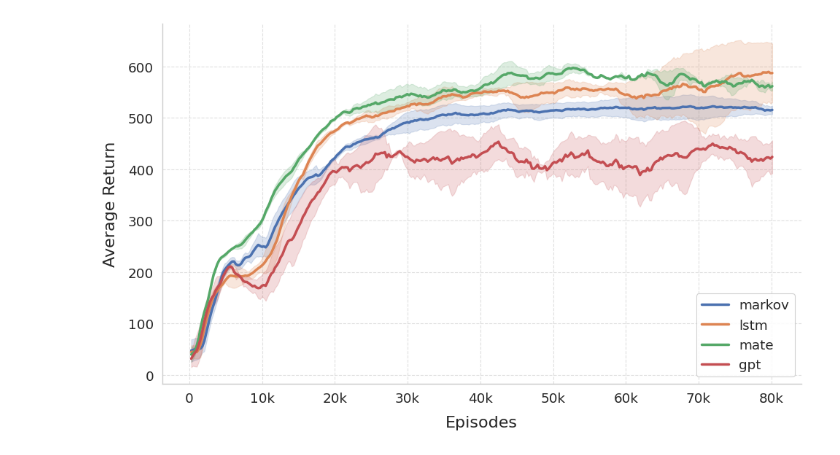
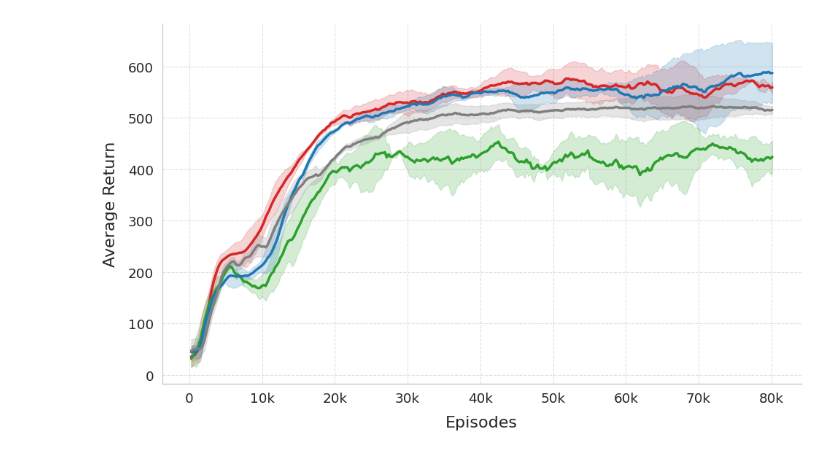
Before and after one commit to himchan00/Memory-RL, a Jupyter notebook: return_graph_vis.ipynb, the cells around one changed output. Cells and saved outputs as stored; diff of their text form; code cells hidden in the pictures.

Commit message:
Finalize return graph vis notebook

```diff
--- a/return_graph_vis.ipynb
+++ b/return_graph_vis.ipynb
@@ -6,40 +6,36 @@ import seaborn as sns
 import os
 
 # -----------------------------------------------------------
-# 1. 가상의 데이터 생성 (사용자 환경에서는 이 부분은 건너뛰고 본인의 CSV를 사용하세요)
+# 1. 가상의 데이터 생성 (이름을 요청하신 4가지로 변경했습니다)
 # -----------------------------------------------------------
 def create_dummy_data():
-    methods = ['Proposed Method', 'Baseline A', 'Baseline B', 'Ablation']
+    # 요청하신 순서대로 리스트 생성
+    methods = ["MATE", "GPT-2", "LSTM", "Markov"]
     seeds = [1, 2, 3]
-    steps = np.arange(0, 100000, 1000) # 0부터 10만 스텝까지
+    steps = np.arange(0, 100000, 1000)
 
     os.makedirs('rl_results', exist_ok=True)
 
-    for method in methods:
+    for i, method in enumerate(methods):
         for seed in seeds:
-            # 가상의 학습 곡선 생성 (로그 함수 + 노이즈)
-            base_performance = np.log(steps + 100) * (methods.index(method) * -2 + 15)
+            # MATE가 가장 성능이 좋게 나오도록 가상 데이터 설정 (예시)
+            perf_factor = 15 - (i * 2)
+            base_performance = np.log(steps + 100) * perf_factor
             noise = np.random.normal(0, 5, size=len(steps))
             returns = base_performance + noise
 
-            # DataFrame 생성
             df = pd.DataFrame({'Step': steps, 'Return': returns})
-
-            # 파일 저장 (예: rl_results/Proposed Method_seed1.csv)
             filename = f"rl_results/{method}_seed{seed}.csv"
             df.to_csv(filename, index=False)
 
+# 테스트를 위해 주석 해제하여 데이터 생성 (본인의 데이터가 있다면 주석 처리)
 # create_dummy_data()
 # print("가상 데이터 생성 완료.")
 
 # -----------------------------------------------------------
-# 2. 데이터 로드 및 전처리 (Smoothing 포함)
+# 2. 데이터 로드 및 전처리
 # -----------------------------------------------------------
 def smooth(scalars, weight=0.9):
-    """
-    Tensorboard 스타일의 스무딩 함수
-    weight: 0~1 사이 값. 1에 가까울수록 더 부드러워짐
-    """
     last = scalars[0]
     smoothed = list()
     for point in scalars:
@@ -50,83 +46,78 @@ def smooth(scalars, weight=0.9):
 
 def load_data(data_dir):
     all_data = []
-
-    # 디렉토리 내의 모든 csv 파일을 읽음
+    method_name_to_Method = {"mate": "MATE", "gpt": "GPT-2", "lstm": "LSTM", "markov": "Markov"}
     for filename in os.listdir(data_dir):
         if filename.endswith(".csv"):
             filepath = os.path.join(data_dir, filename)
-
-            # CSV 읽기 (첫 행 step, 두 번째 행 return 가정)
-            # 만약 헤더가 없다면 names=['step', 'return'] 옵션 사용
             df = pd.read_csv(filepath)
 
-            # 파일 이름에서 알고리즘 이름과 시드 추출 (파일명 규칙에 따라 수정 필요)
-            # 예: "MethodName_seed1.csv" -> method: "MethodName", seed: "1"
+            # 파일명 파싱 (규칙: MethodName_seedX.csv)
             parts = filename.replace('.csv', '').split('_seed')
             method_name = parts[0]
             seed = parts[1]
 
-            # 스무딩 적용 (선택 사항)
             df['Return_smooth'] = smooth(df['Return'].values, weight=0.9)
-
-            df['Method'] = method_name
+            df['Method'] = method_name_to_Method.get(method_name, method_name)
             df['Seed'] = seed
-
             all_data.append(df)
 
     return pd.concat(all_data, ignore_index=True)
 
 # -----------------------------------------------------------
-# 3. 논문용 Plotting
+# 3. 논문용 Plotting (수정된 부분)
 # -----------------------------------------------------------
 def plot_results(df):
-    # 논문 스타일 설정 (seaborn-whitegrid가 깔끔함)
     sns.set_theme(style="whitegrid", context="paper", font_scale=1.5)
-
-    # 그래프 크기 설정
     plt.figure(figsize=(10, 6))
 
-    # Seaborn Lineplot
-    # errorbar='sd' : 표준편차(Standard Deviation)를 그림자 영역으로 표시
-    # errorbar=('ci', 95) : 95% 신뢰구간을 표시하려면 이 옵션 사용
+    # 1. 원하는 순서 지정
+    target_order = ["MATE", "GPT-2", "LSTM", "Markov"]
+
+    # 2. 원하는 색상 지정 (논문에 어울리는 세련된 헥사 코드 사용)
+    # Red: #d62728 (Muted Red)
+    # Green: #2ca02c (Muted Green)
+    # Blue: #1f77b4 (Muted Blue)
+    # Grey: #7f7f7f (Muted Grey)
+    custom_palette = {
+        "MATE": "#d62728",   # Red
+        "GPT-2": "#2ca02c",  # Green
+        "LSTM": "#1f77b4",   # Blue
+        "Markov": "#7f7f7f"  # Grey
+    }
+
     ax = sns.lineplot(
         data=df,
         x='Step',
-        y='Return_smooth', # 스무딩된 데이터 사용 (원본을 원하면 'Return')
-        hue='Method',      # 방법론 별 색상 구분
-        errorbar='sd',     # 표준편차 표시
-        palette='deep',    # 색상 팔레트 (colorblind, deep, muted 등)
-        linewidth=2.5      # 선 굵기
+        y='Return_smooth',
+        hue='Method',
+        hue_order=target_order,    # <--- 순서 강제 적용
+        palette=custom_palette,    # <--- 색상 강제 적용
+        # style='Method',            # (선택) 라인 스타일도 다르게 하여 흑백 인쇄 대응
+        errorbar='sd',
+        linewidth=2.5,
+        legend=False
     )
 
-    # 축 레이블 및 타이틀 설정
     ax.set_xlabel("Episodes", fontsize=16, labelpad=10)
     ax.set_ylabel("Average Return", fontsize=16, labelpad=10)
 
-    # X축 숫자를 지수 표기법으로 변환 (예: 100000 -> 1e5)
-    # 0이 많은 경우 깔끔하게 보임
+    # X축 포맷 (1k 단위)
     from matplotlib.ticker import FuncFormatter
     def format_func(value, tick_number):
         return f'{int(value/1000)}k' if value >= 1000 else int(value)
     ax.xaxis.set_major_formatter(FuncFormatter(format_func))
 
-    # 범례(Legend) 설정
-    sns.move_legend(ax, "lower right", frameon=True, framealpha=0.9, title=None)
 
-    # 테두리(Spine) 정리 - 위쪽과 오른쪽 테두리 제거 (논문 스타일)
     sns.despine()
-
-    # 격자(Grid)를 점선으로 은은하게
     plt.grid(True, linestyle='--', alpha=0.6)
-
-    # 저장 및 출력
     plt.tight_layout()
-    plt.savefig('rl_benchmark_graph.png', dpi=300) # 고화질 저장
+    plt.savefig('rl_benchmark_graph.png', dpi=300)
     plt.show()
 
 # 실행
-data_dir = 'rl_results' # CSV 파일들이 있는 폴더 경로
+data_dir = 'rl_results'
 df = load_data(data_dir)
 plot_results(df)
 # %% [output]
-[figure, old version]
+[figure, new version]
```
Also changed, not shown: parts of 1 cell of this notebook.
